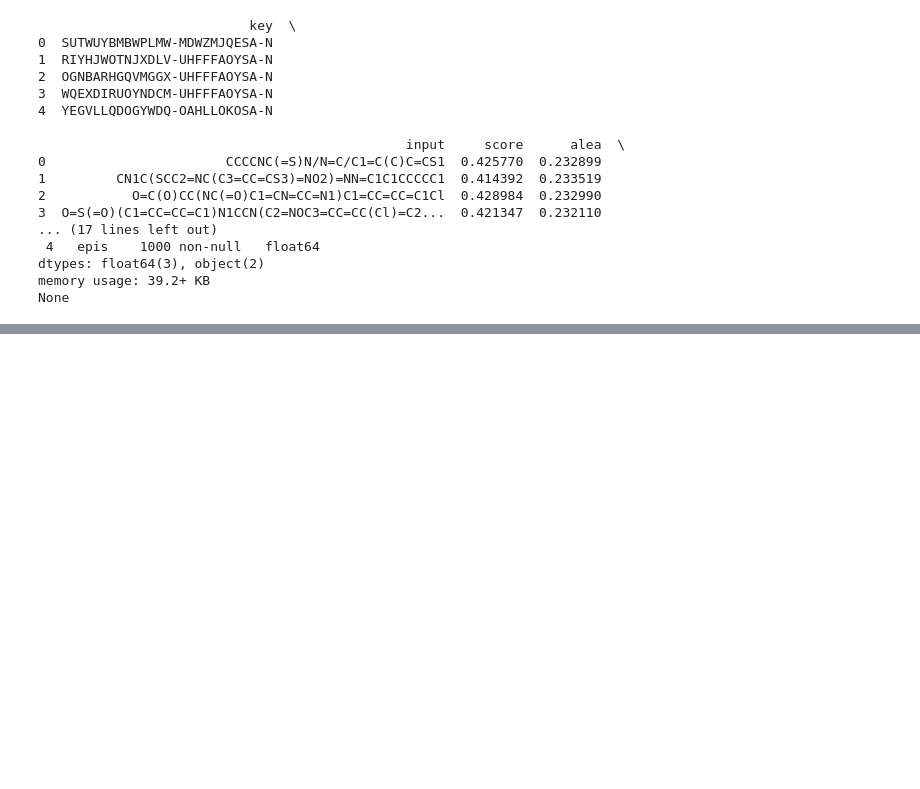
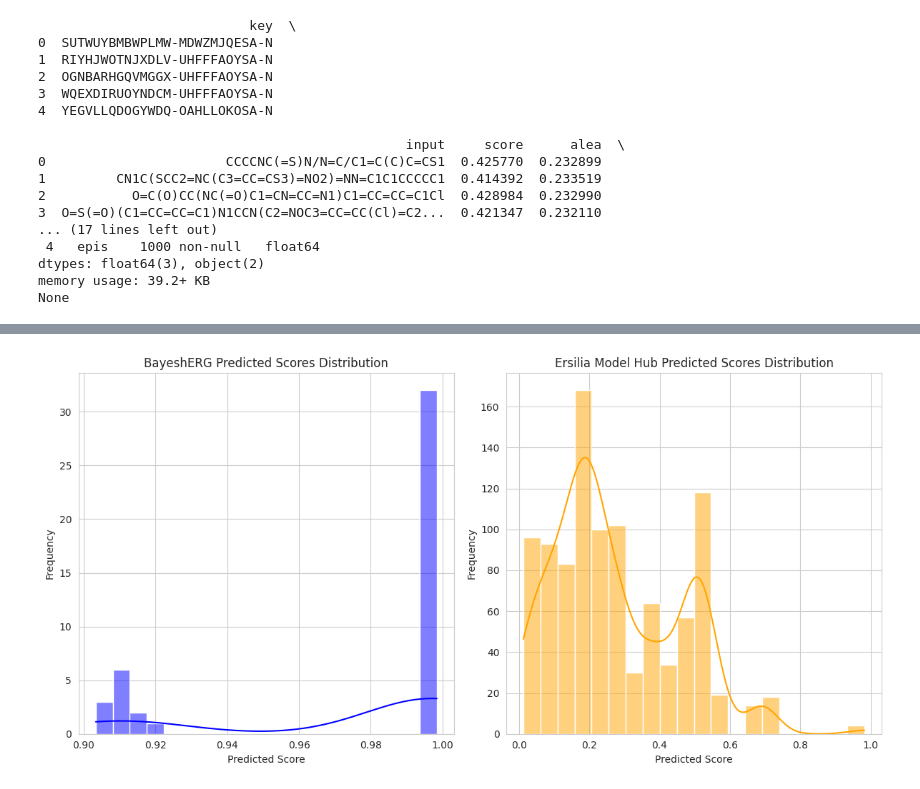
Before and after one commit to jona42-ui/eos4tcc-model-validation, a Jupyter notebook: notebooks/01_model_reproducibility.ipynb, the cells around one changed output, grey strips where cells are left out. Cells and saved outputs as stored; diff of their text form; code cells hidden in the pictures; blank space fills up the shorter version.

```diff
--- a/notebooks/01_model_reproducibility.ipynb
+++ b/notebooks/01_model_reproducibility.ipynb
@@ -243,3 +244,29 @@ plt.show()
+# %%
+
+# Set the style for seaborn
+sns.set_style("whitegrid")
+
+# Create subplots for each model's distribution
+plt.figure(figsize=(12, 6))
+
+# BayeshERG model
+plt.subplot(1, 2, 1)
+sns.histplot(predictions1_df['score'], bins=20, color='blue', kde=True)
+plt.title('BayeshERG Predicted Scores Distribution')
+plt.xlabel('Predicted Score')
+plt.ylabel('Frequency')
+
+# Ersilia Model Hub
+plt.subplot(1, 2, 2)
+sns.histplot(predictions_df['score'], bins=20, color='orange', kde=True)
+plt.title('Ersilia Model Hub Predicted Scores Distribution')
+plt.xlabel('Predicted Score')
+plt.ylabel('Frequency')
+
+plt.tight_layout()
+plt.show()
+# %% [output]
+[figure, added]
 # %%
 # Plotting the distributions of epis values using Matplotlib only
 plt.figure(figsize=(12, 6))
```
Also changed, not shown: parts of 4 cells of this notebook.
